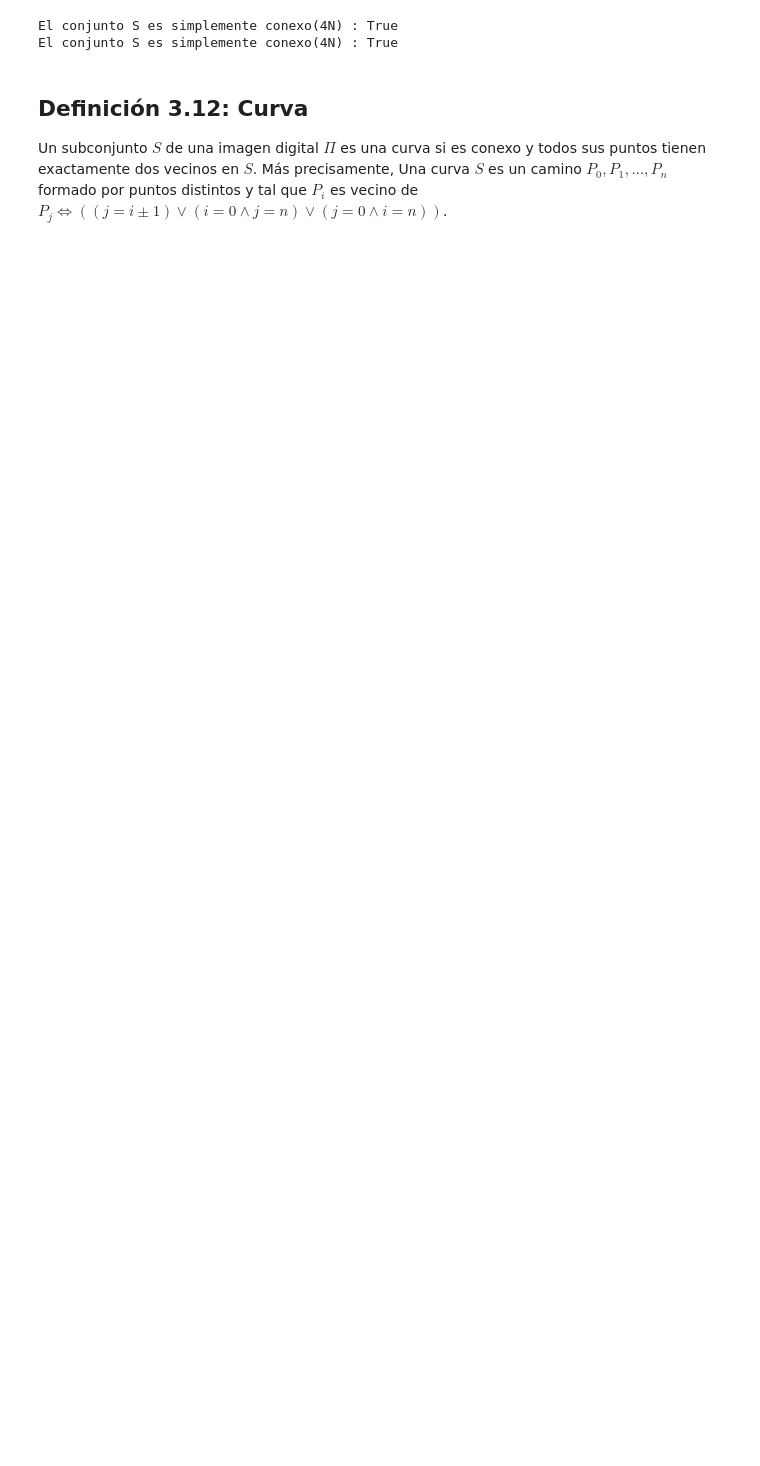
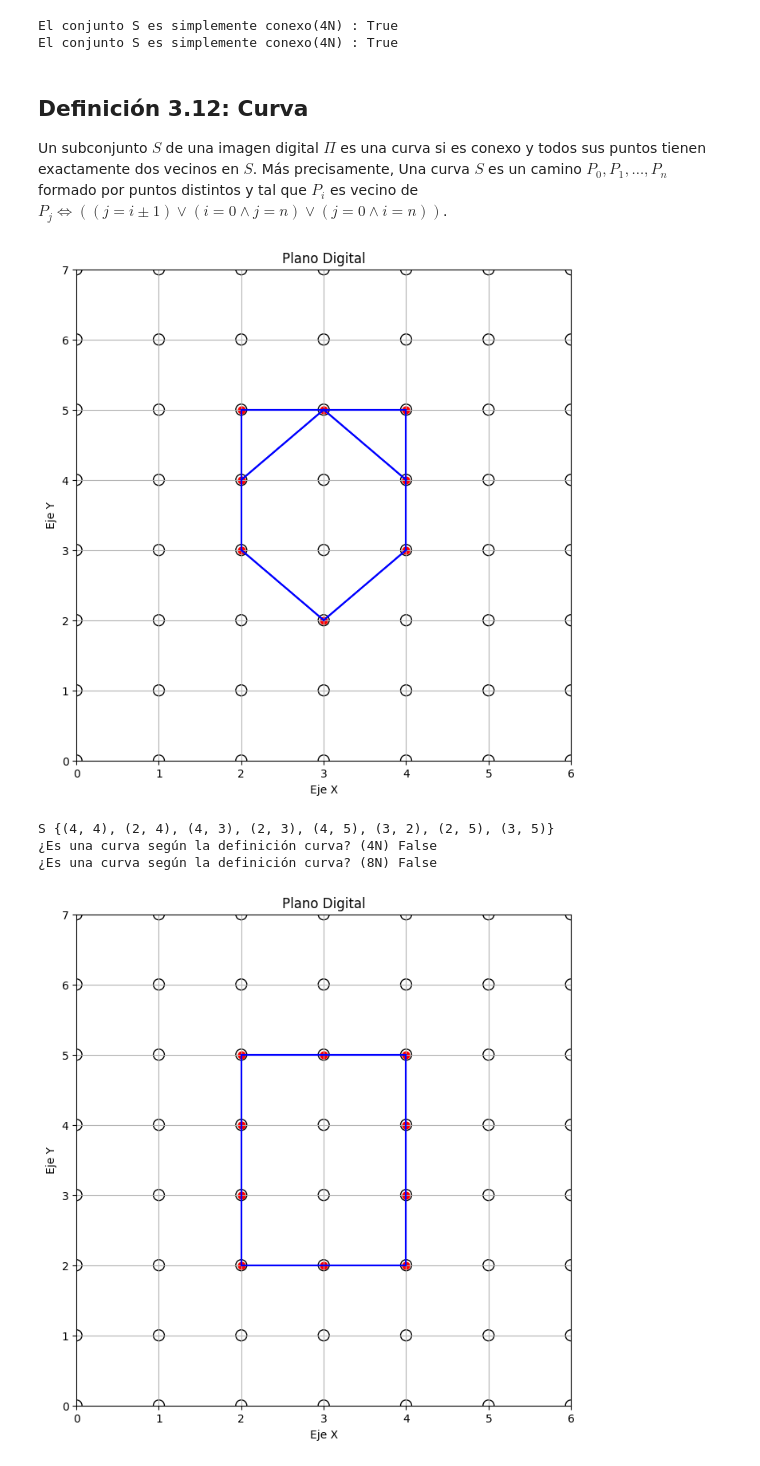
Before and after one commit to inward481/Topologia-digital, a Jupyter notebook: bases datos topologia/TopologiaDigital.ipynb, the cells around one changed output. Cells and saved outputs as stored; diff of their text form; code cells hidden in the pictures; blank space fills up the shorter version.

```diff
--- a/bases datos topologia/TopologiaDigital.ipynb
+++ b/bases datos topologia/TopologiaDigital.ipynb
@@ -707,7 +712,7 @@ Entonces las clases de equivalencia de $S$ reciben el nombre de componentes cone
 de $S$.
 # %%
 
-def componentes_conexas(S, tipo_trayectoria="8N"):
+def componentes_conexas(S, tipo_trayectoria="4N"):
     # Crea un grafo vacío
     G = nx.Graph()
 
@@ -885,10 +890,15 @@ El “Fondo de $S$” es la única componente conexa de $\overline{S}$ que conti
 Las demás componentes de $\overline{S}$ , si existen, reciben el nombre de “agujeros de $S$”.
 # %%
 def fondo_y_agujeros_BN(S, dimensionEspatopo, tipo="4N"):
+
+    conjuntoEspaTopo = conjImgDigital((dimensionEspatopo[0]+1, dimensionEspatopo[1]+1))
     # Calcular el complemento de S en Π
-    complemento_S = complemento(S, dimensionEspatopo[0]+1, 0)
+    complemento_S = complement(S, conjuntoEspaTopo)
     # Calcular las componentes conexas del complemento de S
-    componentes = componentes_conexas(complemento_S, tipo_trayectoria=tipo)
+    if tipo == "4N":
+        componentes = componentes_conexas(complemento_S, tipo_trayectoria= "8N")
+    else:
+        componentes = componentes_conexas(complemento_S, tipo_trayectoria= "4N")
 
     # Encontrar el borde de Π
     bordeEspaTopo = borde(dimensionEspatopo)
@@ -898,6 +908,7 @@ def fondo_y_agujeros_BN(S, dimensionEspatopo, tipo="4N"):
     agujeros = []
 
     # Verificar si cada componente contiene el borde
+    print(componentes)
     for componente in componentes:
         if bordeEspaTopo.issubset(componente):
             fondo = componente
@@ -1123,3 +1139,53 @@ Un subconjunto $S$ de una imagen digital $\Pi$ es una curva si es conexo y todos
 puntos tienen exactamente dos vecinos en $S$. Más precisamente,
 Una curva $S$ es un camino $P_{0}, P_{1}, …, P_{n}$ formado por puntos distintos y tal que
 $P_{i}$ es vecino de $P_{j} ⇔ ( ( j = i ± 1 ) ∨ ( i = 0 ∧ j = n) ∨ ( j = 0 ∧ i = n) )$.
+# %%
+def es_curva(conjunto, tipo_vecindad='4N'):
+    # Verificar si el conjunto es conexo
+    if es_conexo(conjunto, tipo_vecindad):
+        for punto in conjunto:
+            # Obtener la vecindad del punto
+            vecindadConjunto = set(vecindad(punto, tipo_vecindad)) - {punto}
+
+            # Encontrar los vecinos del punto que están en S
+            vecinoPuntoS = []
+            for vecino in vecindadConjunto:
+                # Verificar si el vecino está en S
+                if any(vecino == punto_S for punto_S in conjunto):
+                    vecinoPuntoS.append(vecino)
+
+            # Verificar si el punto tiene exactamente dos vecinos en S
+            if len(vecinoPuntoS) != 2:
+                return False
+
+    else:
+        # Si el conjunto no es conexo, no cumple con la definición de curva
+        return False
+
+    # Si el conjunto cumple con todas las condiciones, es una curva
+    return True
+
+
+
+if __name__ == "__main__":
+    # Ejemplo a)
+    conjunto_s_a = {(2, 3), (2, 4), (2, 5), (3, 5), (4, 5), (4, 4), (4, 3), (3, 2)}
+    graficar_trayectorias_set(conjunto_s_a, "8N")
+    resultado_4N_a = es_curva(conjunto_s_a, tipo_vecindad='4N')
+    resultado_8N_a = es_curva(conjunto_s_a, tipo_vecindad='8N')
+    print(f"S {conjunto_s_a}\n¿Es una curva según la definición curva? (4N) {resultado_4N_a}")
+    print(f"¿Es una curva según la definición curva? (8N) {resultado_8N_a}")
+
+    # Ejemplo b)
+    conjunto_s_b = {(2, 2), (2, 3), (2, 4), (2, 5), (3, 5), (4, 5), (4, 4), (4, 3), (4, 2), (3, 2)}
+    graficar_trayectorias_set(conjunto_s_b)
+    resultado_4N_b = es_curva(conjunto_s_b, tipo_vecindad='4N')
+    resultado_8N_b = es_curva(conjunto_s_b, tipo_vecindad='8N')
+    print(f"S = {conjunto_s_b}\n¿Es una curva según la definición curva? (4N) {resultado_4N_b}")
+    print(f"¿Es una curva según la definición curva? (8N) {resultado_8N_b}")
+# %% [output]
+[figure, added]
+S {(4, 4), (2, 4), (4, 3), (2, 3), (4, 5), (3, 2), (2, 5), (3, 5)}
+¿Es una curva según la definición curva? (4N) False
+¿Es una curva según la definición curva? (8N) False
+[figure, added]
```
Also changed, not shown: parts of 18 cells of this notebook, 13 other files.
